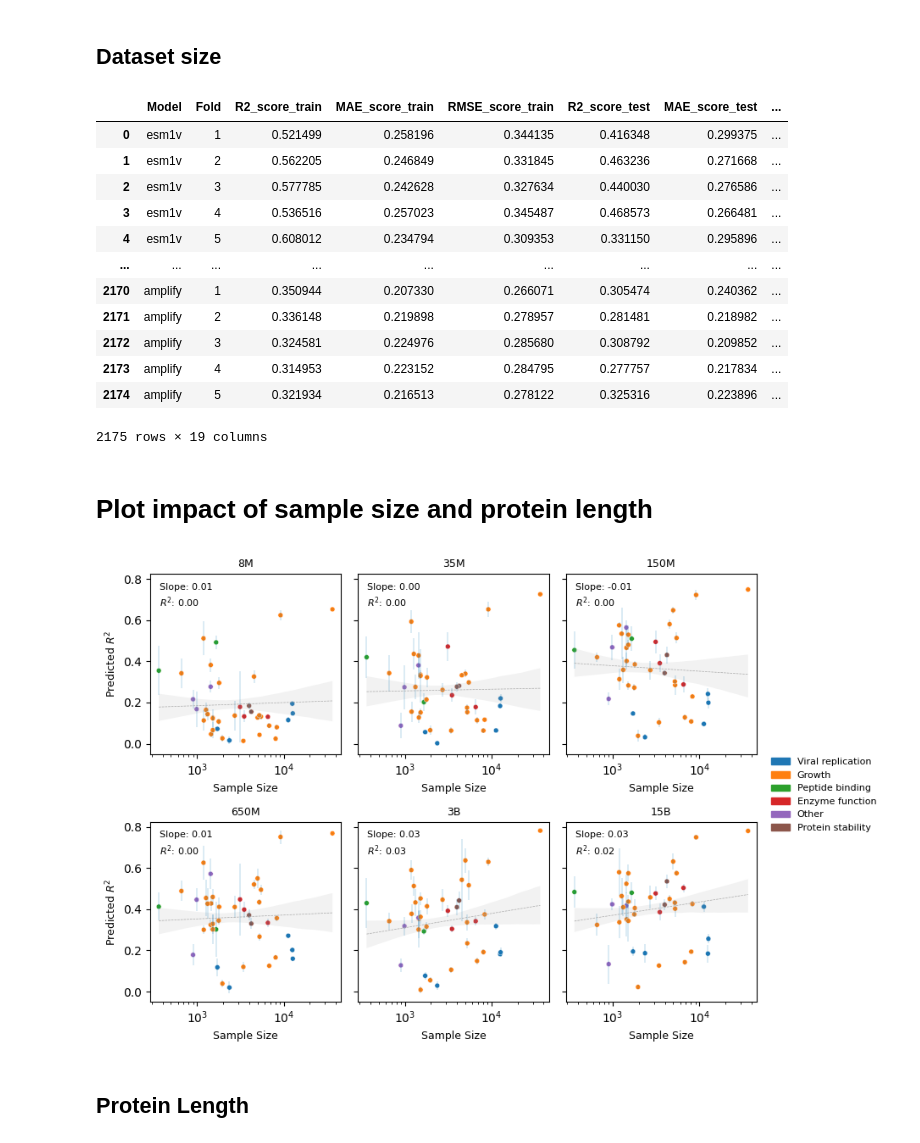
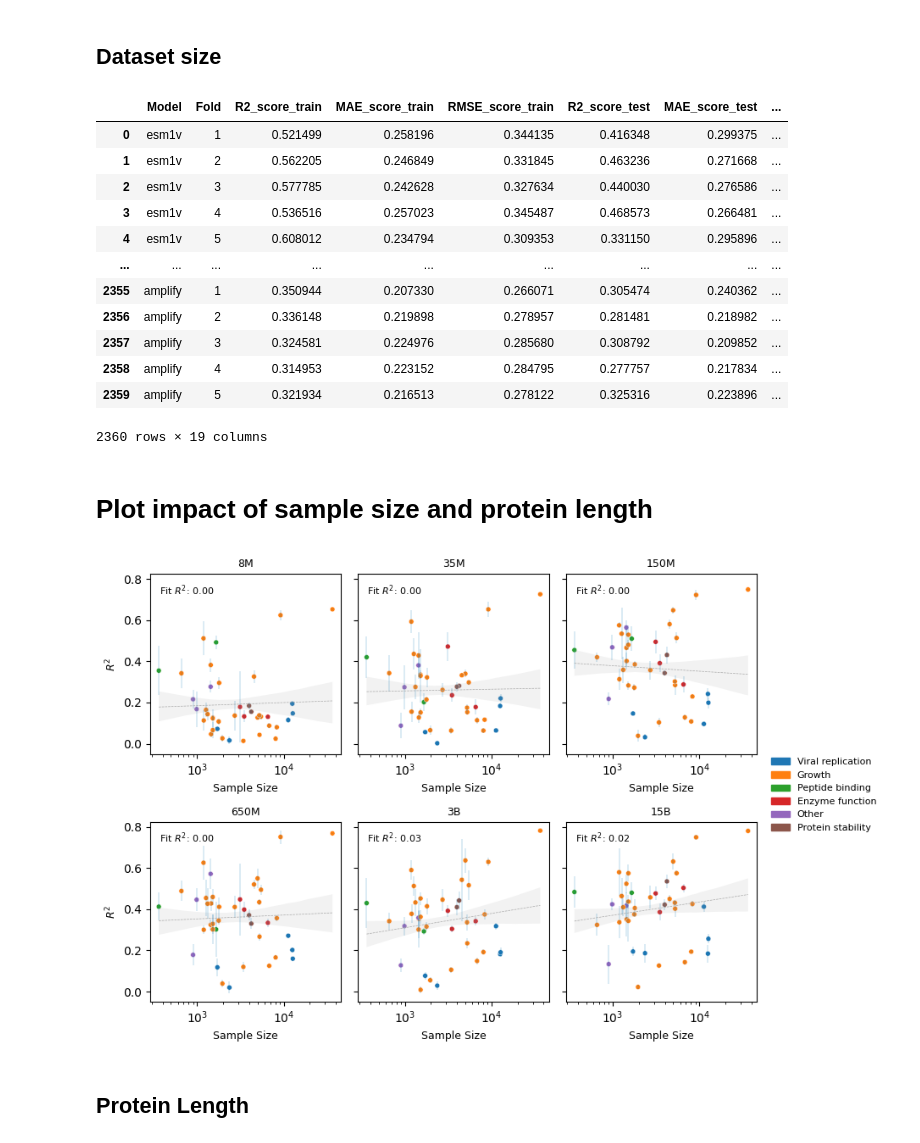
Before and after one commit to ziul-bio/SWAT, a Jupyter notebook: plot_results.ipynb, the cells around one changed output. Saved outputs shown, nothing was run; the diff lists cells and outputs as text; code cells hidden in the pictures.

```diff
--- a/plot_results.ipynb
+++ b/plot_results.ipynb
@@ -518,7 +411,7 @@ df = pd.DataFrame()
 models = [
     'esm1v_650M',
     'esm2_8M', 'esm2_35M', 'esm2_150M', 'esm2_650M', 'esm2_3B', 'esm2_15B',
-    'esmc_300M', 'esmc_600M', #'esmc_6B',
+    'esmc_300M', 'esmc_600M', 'esmc_6B',
     'amplify_120M', 'amplify_350M']
 
 base_dir = 'results/lassoCV/DMS'
@@ -1050,7 +920,7 @@ results
 # %%
 #results.to_csv('results/summary_DMS4_sampling.csv')
 # %%
-fig, axes = plt.subplots(3, 3, figsize=(8, 7), sharex=True, sharey=True)
+fig, axes = plt.subplots(3, 3, figsize=(10, 7), sharex=True, sharey=True)
 datasets = ['BLAT_ECOLX_2015', 'PABP_doubles', 'HIS7']  # Replace with your actual dataset names
 models = ['esm2', 'esmc', 'amplify']
 
@@ -1067,11 +937,18 @@ for row, dataset in enumerate(datasets):
         else:
             color = 'Oranges'
 
-        titl = dataset.replace("_", " ").upper()
+        #titl = dataset.replace("_", " ").upper()
+        if 'BLAT' in dataset:
+            titl = 'BLAT ECOLX Singles'
+        elif 'PABP' in dataset:
+            titl = 'PABP Doubles'
+        elif 'HIS7' in dataset:
+            titl = 'HIS7 Multiple'
+
         ax.set_title(f"{titl} - {model.upper()}", fontsize=9)
 
         sns.lineplot(data=data, x='Sample_size', y='R2_score_test', hue='ModelSize', marker='o',
-                     err_style="bars", palette=color, legend=False, ax=ax, linewidth=0.8, markersize=4,
+                     err_style="bars", palette=color, legend=True, ax=ax, linewidth=0.8, markersize=4,
                      err_kws={'elinewidth': 0.8, })
 
 
@@ -1089,6 +966,7 @@ for row, dataset in enumerate(datasets):
         ax.set_xlim(left=80, right=1000000)
         ax.set_ylim(-0.2,1)
         ax.grid(True, linestyle='--', linewidth=0.3)
+        ax.legend(title='Model Size', loc='lower right', title_fontsize=6, fontsize=6, markerscale=0.8, handlelength=0.5, borderpad=0.2)
         #ax.grid(True, which='major', linestyle='--', linewidth=0.3)
         #ax.grid(True, which='minor', linestyle=':', linewidth=0.2)
 
@@ -1321,7 +1220,7 @@ res['group'].unique()
 # %% [markdown]
 ## Dataset size
 # %%
-results = pd.read_csv('results/lassoCV/DMS/DMS_all_multi_model_metadata.csv', index_col=0)
+results = pd.read_csv('results/lassoCV/DMS/DMS_all_multi_model_metadata2.csv', index_col=0)
 results
 # %% [output]
 |  | Model | Fold | R2_score_train | MAE_score_train | RMSE_score_train | R2_score_test | MAE_score_test | ... |
@@ -1331,12 +1230,12 @@ results
 | 3 | esm1v | 4 | 0.536516 | 0.257023 | 0.345487 | 0.468573 | 0.266481 | ... |
 | 4 | esm1v | 5 | 0.608012 | 0.234794 | 0.309353 | 0.331150 | 0.295896 | ... |
 | ... | ... | ... | ... | ... | ... | ... | ... | ... |
-| 2170 | amplify | 1 | 0.350944 | 0.207330 | 0.266071 | 0.305474 | 0.240362 | ... |
-| 2171 | amplify | 2 | 0.336148 | 0.219898 | 0.278957 | 0.281481 | 0.218982 | ... |
-| 2172 | amplify | 3 | 0.324581 | 0.224976 | 0.285680 | 0.308792 | 0.209852 | ... |
-| 2173 | amplify | 4 | 0.314953 | 0.223152 | 0.284795 | 0.277757 | 0.217834 | ... |
-| 2174 | amplify | 5 | 0.321934 | 0.216513 | 0.278122 | 0.325316 | 0.223896 | ... |
+| 2355 | amplify | 1 | 0.350944 | 0.207330 | 0.266071 | 0.305474 | 0.240362 | ... |
+| 2356 | amplify | 2 | 0.336148 | 0.219898 | 0.278957 | 0.281481 | 0.218982 | ... |
+| 2357 | amplify | 3 | 0.324581 | 0.224976 | 0.285680 | 0.308792 | 0.209852 | ... |
+| 2358 | amplify | 4 | 0.314953 | 0.223152 | 0.284795 | 0.277757 | 0.217834 | ... |
+| 2359 | amplify | 5 | 0.321934 | 0.216513 | 0.278122 | 0.325316 | 0.223896 | ... |
-2175 rows × 19 columns
+2360 rows × 19 columns
 # %% [markdown]
 # Plot impact of sample size and protein length
 # %%
@@ -1370,38 +1269,38 @@ for ax, ms in zip(axes, ['8M', '35M', '150M', '650M', '3B', '15B']):
     # Fit a linear regression model
     X = np.log(data['dataset_size'].values).reshape(-1, 1)
     y = data['R2_score_test'].values
     model = LinearRegression()
     model.fit(X, y)
     slope = model.coef_[0]
     intercept = model.intercept_
     y_pred = model.predict(X)
     r2 = r2_score(y, y_pred)
 
     # Annotate
-    ax.text(0.05, 0.95, f'Slope: {slope:.2f}', transform=ax.transAxes, fontsize=8, verticalalignment='top')
-    ax.text(0.05, 0.88, f'$R^2$: {r2:.2f}', transform=ax.transAxes, fontsize=8, verticalalignment='top')
+    #ax.text(0.05, 0.95, f'Slope: {slope:.2f}', transform=ax.transAxes, fontsize=8, verticalalignment='top')
+    ax.text(0.05, 0.95, f'Fit $R^2$: {r2:.2f}', transform=ax.transAxes, fontsize=8, verticalalignment='top')
 
 
     #sns.regplot(data=data, x='dataset_size', y='R2_score_test', scatter=False, logx=True,  color='#D55E00', line_kws={'linestyle': '--', 'linewidth': 0.5}, ax=ax)
     sns.regplot(data=data, x='dataset_size', y='R2_score_test', scatter=False, logx=True,  color='#A9A9A9', line_kws={'linestyle': '--', 'linewidth': 0.5}, ax=ax)
 
     t = ms.replace('_', ' ').upper()
     ax.set_title(f'{t}', fontsize=9)
     ax.set_xlabel('Sample Size', fontsize=9)
-    ax.set_ylabel(r'Predicted $R^2$', fontsize=9)
+    ax.set_ylabel(r'$R^2$', fontsize=9)
     ax.set_xscale('log')
     for ax in axes[7:]:
         ax.axis('off')
 
 #fig.legend(handles, group_labels, loc='lower center', ncol=2, fontsize=8, bbox_to_anchor=(0.7, 0.075), frameon=True)
 fig.legend(handles, group_labels, loc='lower center', ncol=1, fontsize=8, bbox_to_anchor=(1.08, 0.42), frameon=False)
 
 plt.tight_layout()
 
-#fig.savefig('results/sup9_DMS_all_r2_sloop_all_models_sample_size_v02.png', dpi=600, bbox_inches='tight')
+#fig.savefig('results/data_effect/DMS_esm2_models_sample_size_effect.png', dpi=600, bbox_inches='tight')
 plt.show()
 # %% [output]
-[figure, old version]
+[figure, new version]
 # %% [markdown]
 ## Protein Length
 # %%
```
Also changed, not shown: parts of 39 cells of this notebook, 3 other files.
